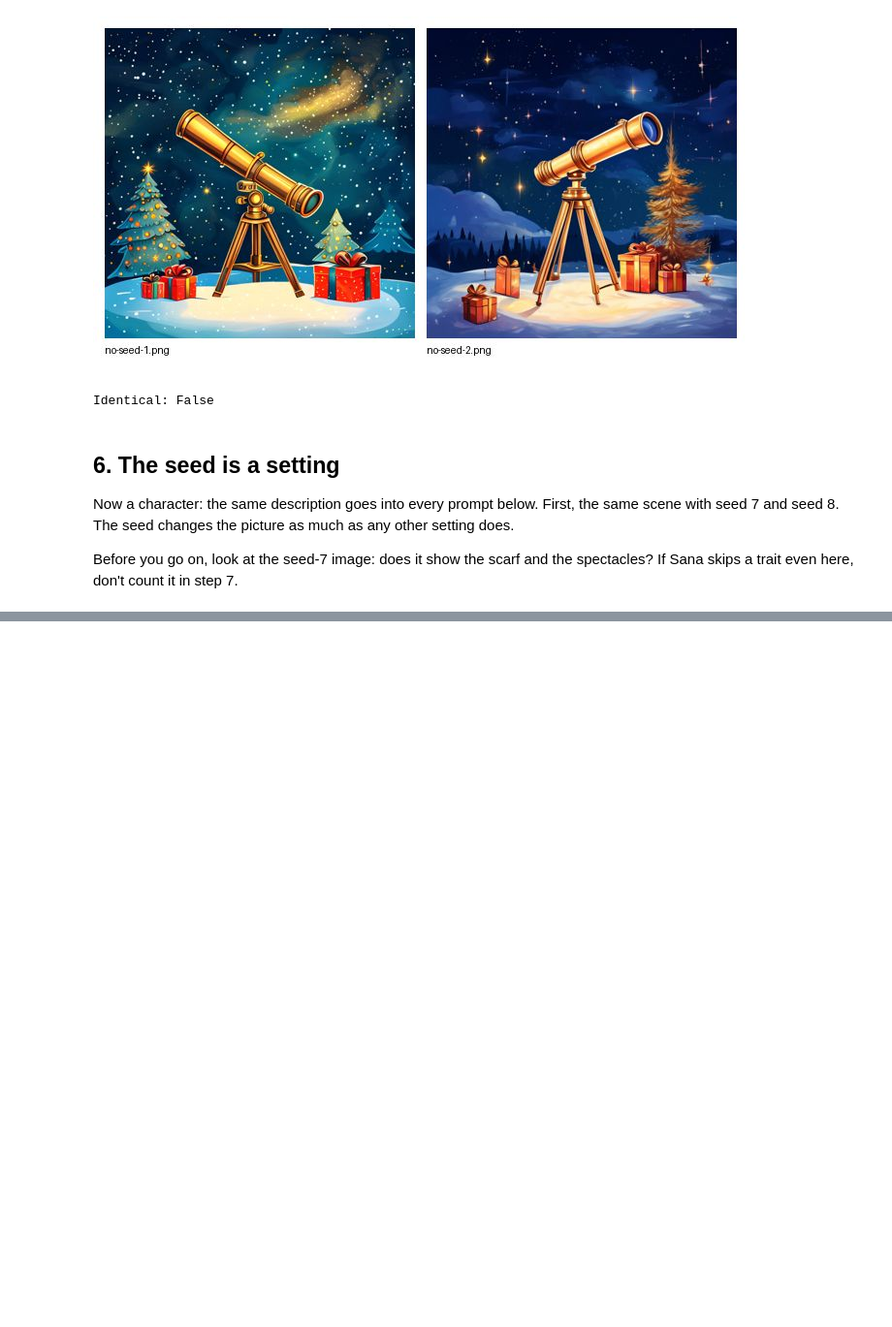
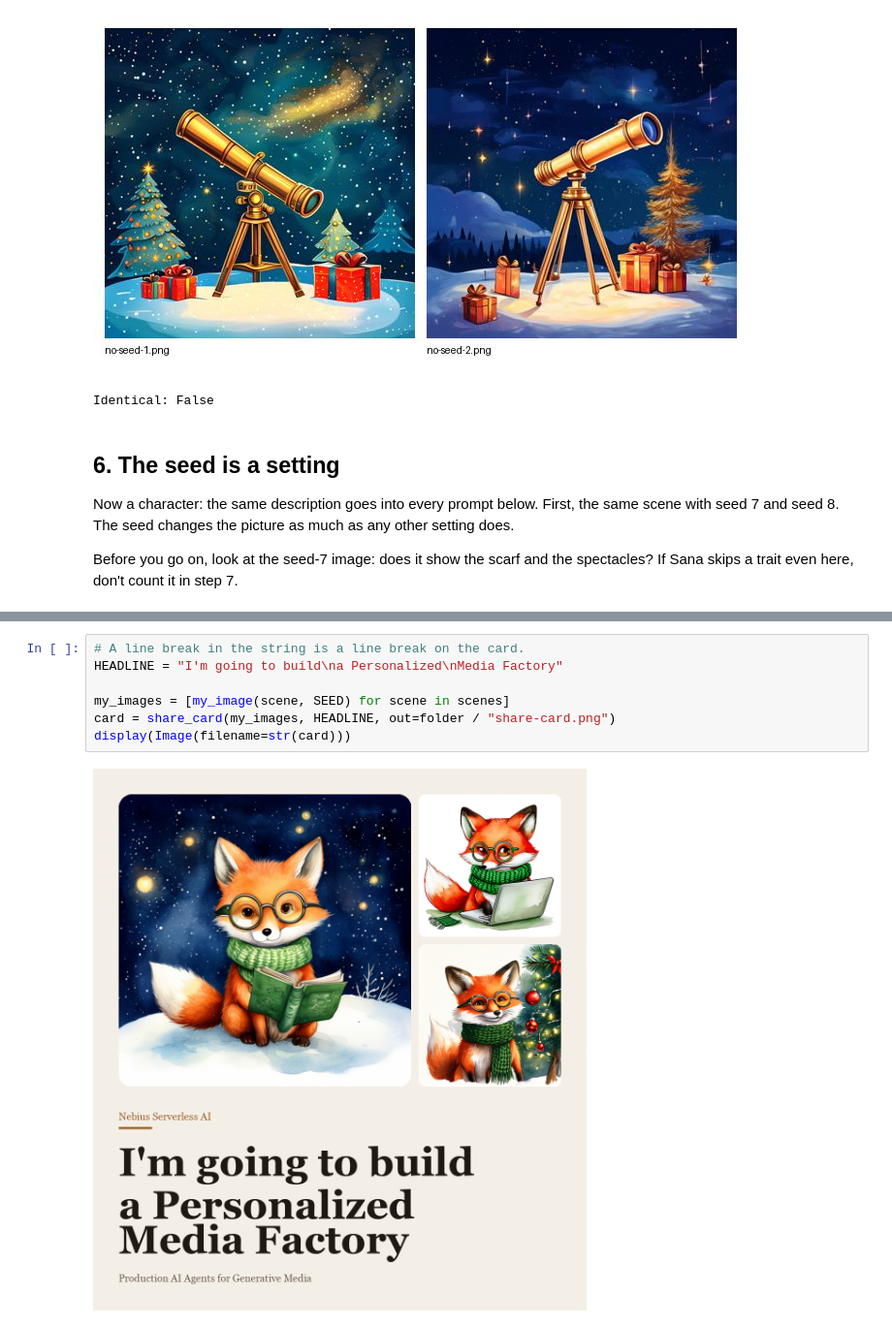
Before and after one commit to DataTalksClub/production-ai-agents-for-media-generation, a Jupyter notebook: 01-consistent-media-generation-on-serverless-gpus/code/first_image_endpoint.ipynb, the cells around one changed output, grey strips where cells are left out. Shown at 97% size. Cells and saved outputs as stored; diff of their text form; blank space fills up the shorter version.

```diff
--- a/01-consistent-media-generation-on-serverless-gpus/code/first_image_endpoint.ipynb
+++ b/01-consistent-media-generation-on-serverless-gpus/code/first_image_endpoint.ipynb
@@ -191,3 +373,12 @@ display(Image(data=image_comparison(identity_row)))
+# %%
+# A line break in the string is a line break on the card.
+HEADLINE = "I'm going to build\na Personalized\nMedia Factory"
+
+my_images = [my_image(scene, SEED) for scene in scenes]
+card = share_card(my_images, HEADLINE, out=folder / "share-card.png")
+display(Image(filename=str(card)))
+# %% [output]
+[figure, added]
 # %% [markdown]
 ### Your notes
 
```
Also changed, not shown: parts of 22 cells of this notebook.
